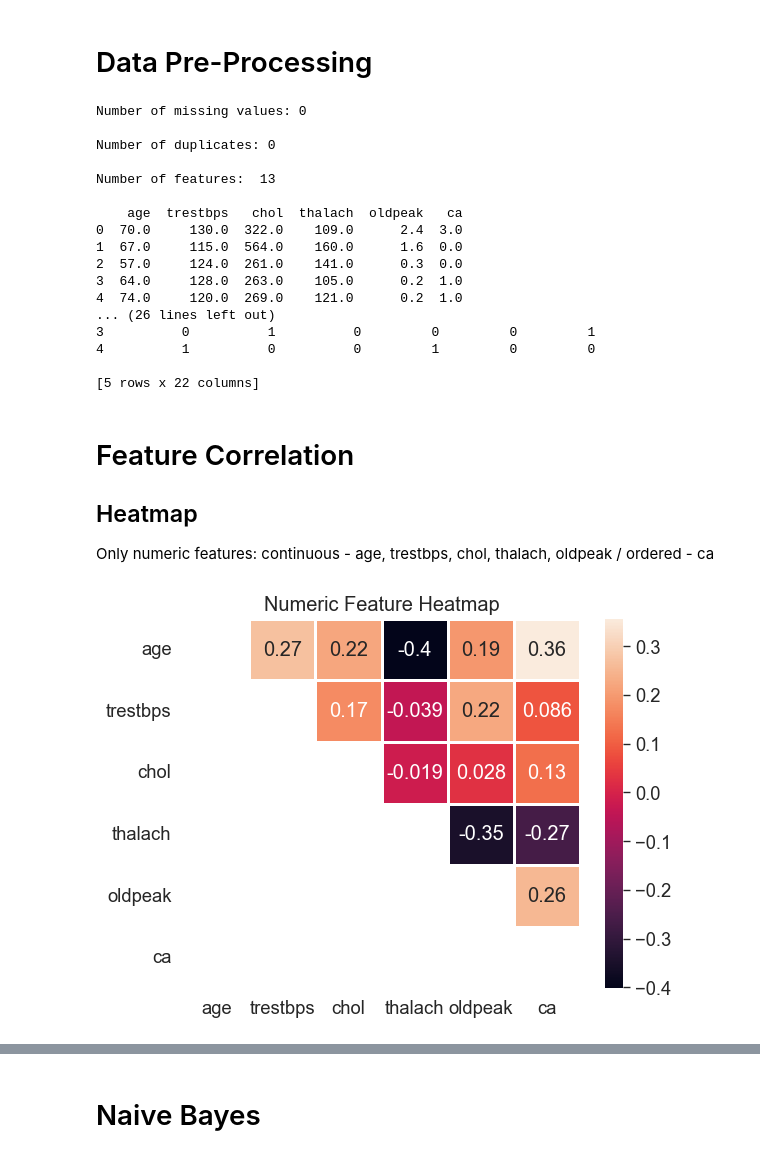
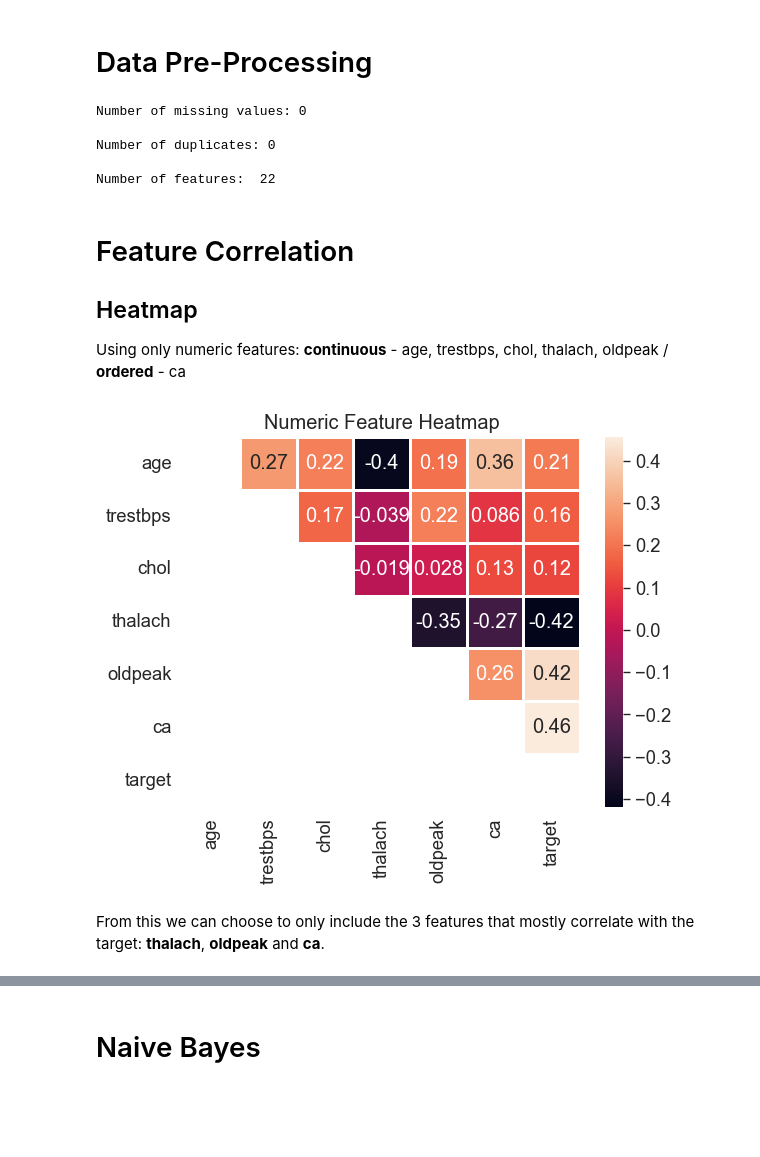
Before and after one commit to diogocerveira/heart-prediese, a Jupyter notebook: feature_correlation.ipynb, the cells around one changed output, grey strips where cells are left out. Cells and saved outputs as stored; diff of their text form; code cells hidden in the pictures; blank space fills up the shorter version.

Commit message:
PCA + heatmap cenas feature correlation

```diff
--- a/feature_correlation.ipynb
+++ b/feature_correlation.ipynb
@@ -57,69 +45,54 @@ data.columns = detail.keys()
 
 # Check for missing values
 print("Number of missing values:", data.isnull().sum().sum(), "\n")
-
 # Check for duplicates
 print("Number of duplicates:", data.duplicated().sum(), "\n")
-
-noFeatures = data.shape[1]-1
-print("Number of features: ", noFeatures, "\n")
 
 continuousFeatures = ["age", "trestbps", "chol", "thalach", "oldpeak", "ca"]
 
 X = data.iloc[:, :-1]
 Y = data.iloc[:, -1]
 
-print(X[continuousFeatures].head(), "\n")
+# print(X[continuousFeatures].head(), "\n")
 # Apply scaler only to continuous variables
 X[continuousFeatures] = StandardScaler().fit_transform(X[continuousFeatures])
 #X[continuousFeatures] = MinMaxScaler().fit_transform(X[continuousFeatures])
 
-print(X[continuousFeatures].head(), "\n")
+# print(X[continuousFeatures].head(), "\n")
 
-one_hot_X = pd.get_dummies(X, columns=["cp", "restecg", "slope", "thal"])
+X_oneHot = pd.get_dummies(X, columns=["cp", "restecg", "slope", "thal"])
 
-print(one_hot_X.head())
+noFeatures = X_oneHot.shape[1]
+print("Number of features: ", noFeatures, "\n")
+# print(one_hot_X.head())
 # %% [output]
 Number of missing values: 0
 
 Number of duplicates: 0
 
-Number of features:  13
-
-    age  trestbps   chol  thalach  oldpeak   ca
-0  70.0     130.0  322.0    109.0      2.4  3.0
-1  67.0     115.0  564.0    160.0      1.6  0.0
-2  57.0     124.0  261.0    141.0      0.3  0.0
-3  64.0     128.0  263.0    105.0      0.2  1.0
-4  74.0     120.0  269.0    121.0      0.2  1.0
-... (26 lines left out)
-3          0          1          0         0         0         1
-4          1          0          0         1         0         0
-
-[5 rows x 22 columns]
+Number of features:  22
 # %% [markdown]
 # Feature Correlation
 
 ## Heatmap
 
-Only numeric features: continuous - age, trestbps, chol, thalach, oldpeak / ordered - ca
+Using only numeric features: **continuous** - age, trestbps, chol, thalach, oldpeak / **ordered** - ca
 # %%
-numericFeatures = ["trestbps", "chol", "thalach", "oldpeak", "ca"]
 # considering ca ordered as only has 4 values
-categoricalFeatures = ["cp", "fbs", "restecg", "exang", "slope", "thal"]
-special = ["age", "sex", "target"]
+numericFeatures = ["age", "trestbps", "chol", "thalach", "oldpeak", "ca"]
+categoricalFeatures = ["sex", "cp", "fbs", "restecg", "exang", "slope", "thal"]
 
-data_numeric = data_default[[special[0]] + numericFeatures]
-dataCorr = data_numeric.corr()
-
+X_numeric = X_oneHot[numericFeatures]
+dataCorr = pd.concat([X_numeric, data["target"]], axis=1).corr()
 
 upperHalf_mask = np.tril(np.ones_like(dataCorr, dtype=bool))
 
-# print(data_numeric.head())
 plt.figure()
 plt.title("Numeric Feature Heatmap")
 sns.heatmap(dataCorr, annot=True, linewidths=2, mask=upperHalf_mask)
-# plt.savefig(f"plots/numeric_heatmap.png")
+plt.savefig(f"plots/numeric_heatmap.png")
 plt.show()
 # %% [output]
-[figure, old version]
+[figure, new version]
+# %% [markdown]
+From this we can choose to only include the 3 features that mostly correlate with the target: **thalach**, **oldpeak** and **ca**.
```
Also changed, not shown: parts of 7 cells of this notebook, 1 other file.
